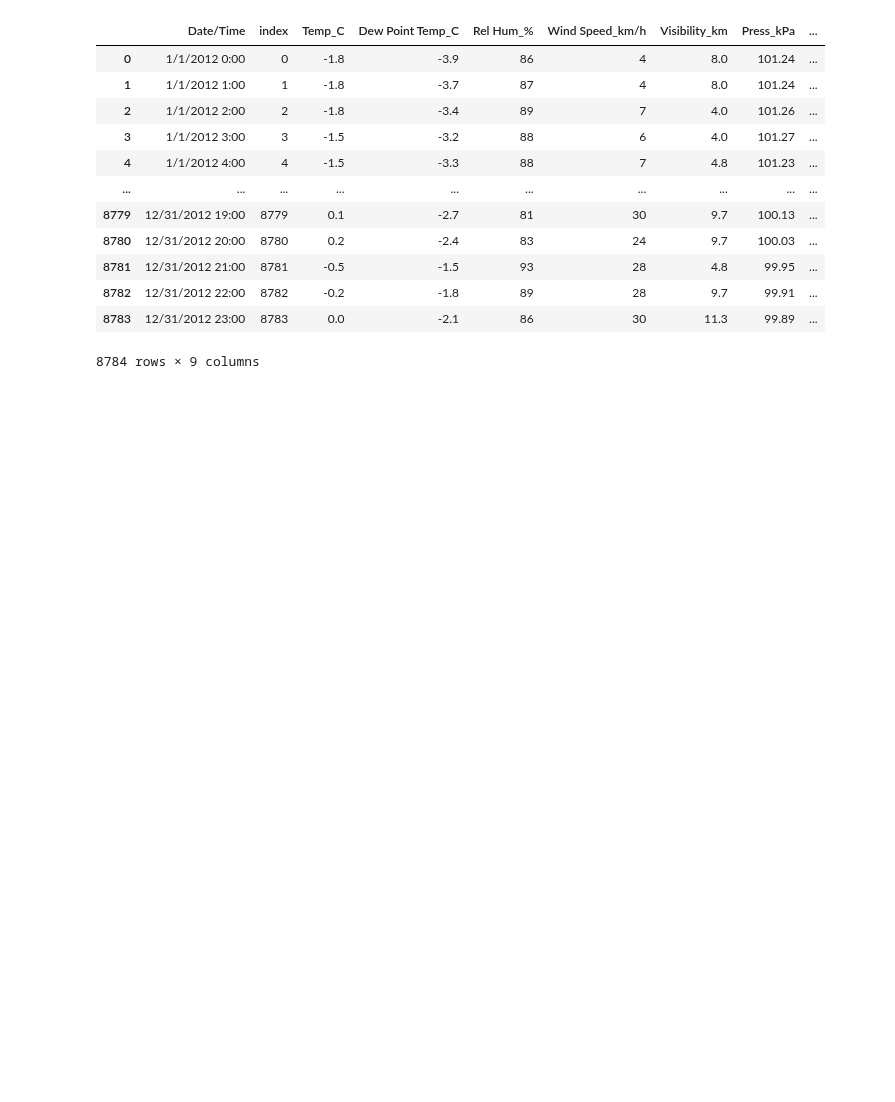
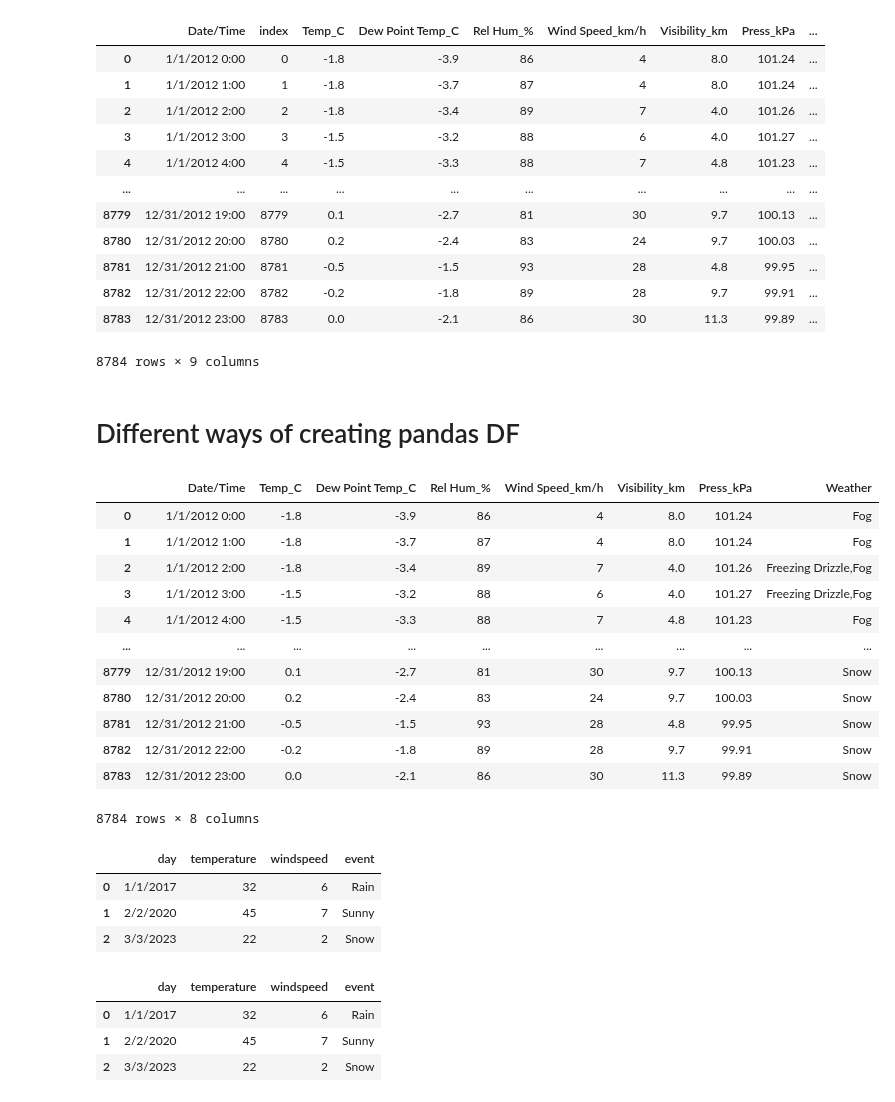
Before and after one commit to Tanay-Dwivedi/DADS-practice, a Jupyter notebook: Python/Pandas/pandas_practice.ipynb, the cells around one changed output. Cells and saved outputs as stored; diff of their text form; code cells hidden in the pictures; blank space fills up the shorter version.

Commit message:
pandas practice

```diff
--- a/Python/Pandas/pandas_practice.ipynb
+++ b/Python/Pandas/pandas_practice.ipynb
@@ -212,3 +212,5 @@ df
 | 8782 | 12/31/2012 22:00 | 8782 | -0.2 | -1.8 | 89 | 28 | 9.7 | 99.91 | ... |
 | 8783 | 12/31/2012 23:00 | 8783 | 0.0 | -2.1 | 86 | 30 | 11.3 | 99.89 | ... |
 8784 rows × 9 columns
+# %% [markdown]
+# Different ways of creating pandas DF
@@ -214,0 +219,19 @@ df
+# %%
+# from csv
+
+df = pd.read_csv("weather_data.csv")
+df
+# %% [output]
+|  | Date/Time | Temp_C | Dew Point Temp_C | Rel Hum_% | Wind Speed_km/h | Visibility_km | Press_kPa | Weather |
+| 0 | 1/1/2012 0:00 | -1.8 | -3.9 | 86 | 4 | 8.0 | 101.24 | Fog |
+| 1 | 1/1/2012 1:00 | -1.8 | -3.7 | 87 | 4 | 8.0 | 101.24 | Fog |
+| 2 | 1/1/2012 2:00 | -1.8 | -3.4 | 89 | 7 | 4.0 | 101.26 | Freezing Drizzle,Fog |
+| 3 | 1/1/2012 3:00 | -1.5 | -3.2 | 88 | 6 | 4.0 | 101.27 | Freezing Drizzle,Fog |
+| 4 | 1/1/2012 4:00 | -1.5 | -3.3 | 88 | 7 | 4.8 | 101.23 | Fog |
+| ... | ... | ... | ... | ... | ... | ... | ... | ... |
+| 8779 | 12/31/2012 19:00 | 0.1 | -2.7 | 81 | 30 | 9.7 | 100.13 | Snow |
+| 8780 | 12/31/2012 20:00 | 0.2 | -2.4 | 83 | 24 | 9.7 | 100.03 | Snow |
+| 8781 | 12/31/2012 21:00 | -0.5 | -1.5 | 93 | 28 | 4.8 | 99.95 | Snow |
+| 8782 | 12/31/2012 22:00 | -0.2 | -1.8 | 89 | 28 | 9.7 | 99.91 | Snow |
+| 8783 | 12/31/2012 23:00 | 0.0 | -2.1 | 86 | 30 | 11.3 | 99.89 | Snow |
+8784 rows × 8 columns
@@ -214,0 +243,33 @@ df
+# %%
+# from python dictionary
+
+weather_data = {
+    "day": ["1/1/2017", "2/2/2020", "3/3/2023"],
+    "temperature": [32,45,22],
+    "windspeed": [6,7,2],
+    "event": ["Rain", "Sunny", "Snow"]
+}
+
+df = pd.DataFrame(weather_data)
+df
+# %% [output]
+|  | day | temperature | windspeed | event |
+| 0 | 1/1/2017 | 32 | 6 | Rain |
+| 1 | 2/2/2020 | 45 | 7 | Sunny |
+| 2 | 3/3/2023 | 22 | 2 | Snow |
+# %%
+# from python tuple
+
+weather_data = [
+    ('1/1/2017', 32, 6, 'Rain'),
+    ('2/2/2020', 45, 7, 'Sunny'),
+    ('3/3/2023', 22, 2, 'Snow')
+]
+
+df = pd.DataFrame(weather_data, columns = ["day", "temperature", "windspeed", "event"])
+df
+# %% [output]
+|  | day | temperature | windspeed | event |
+| 0 | 1/1/2017 | 32 | 6 | Rain |
+| 1 | 2/2/2020 | 45 | 7 | Sunny |
+| 2 | 3/3/2023 | 22 | 2 | Snow |
```
Also changed, not shown: parts of 3 cells of this notebook.
